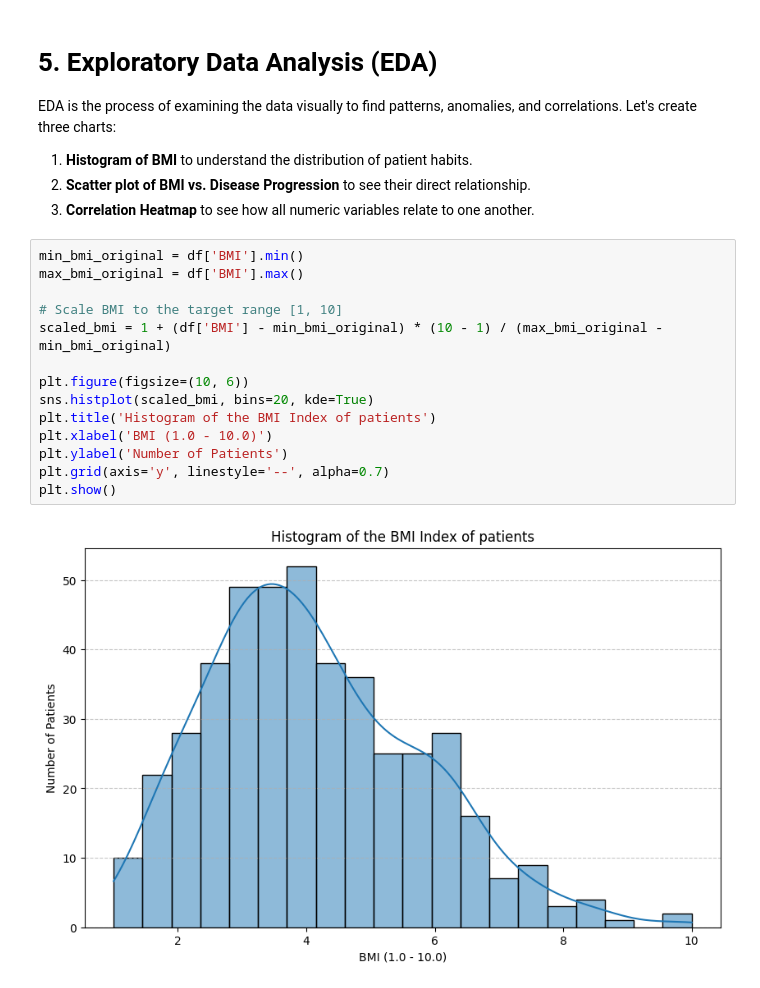
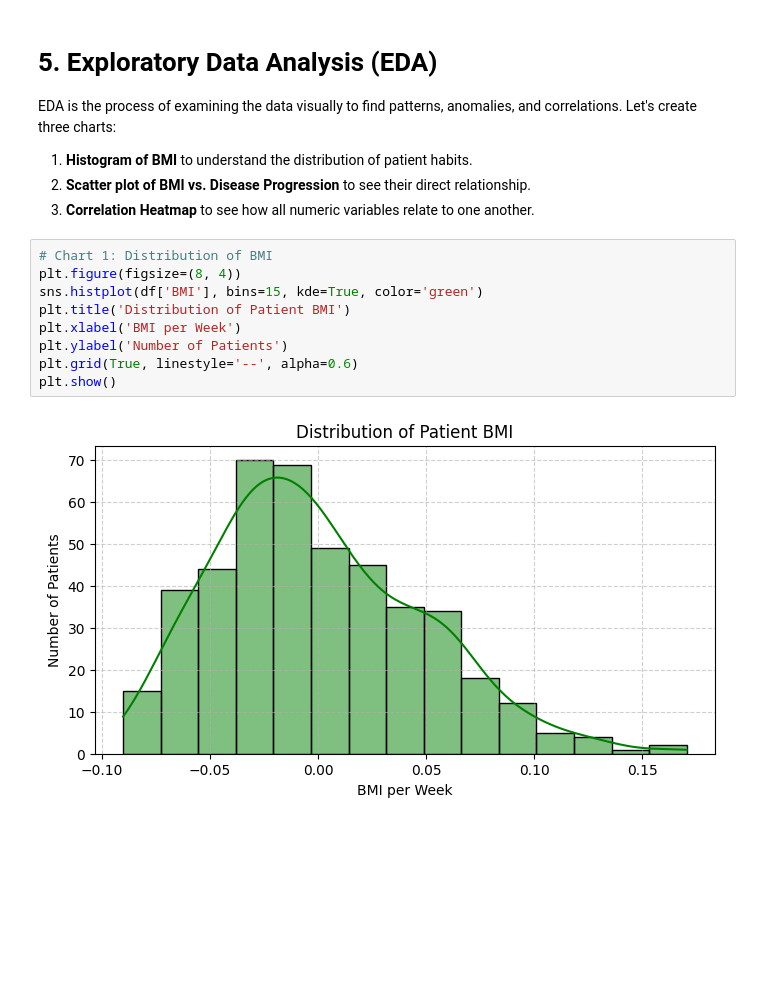
Before and after one commit to arpitmathur16/Linear_regression_model, a Jupyter notebook: Linear_Regression.ipynb, the cells around one changed output. Cells and saved outputs as stored; diff of their text form; blank space fills up the shorter version.

```diff
--- a/Linear_Regression.ipynb
+++ b/Linear_Regression.ipynb
@@ -87,18 +87,13 @@ EDA is the process of examining the data visually to find patterns, anomalies, a
 2. **Scatter plot of BMI vs. Disease Progression** to see their direct relationship.
 3. **Correlation Heatmap** to see how all numeric variables relate to one another.
 # %%
-min_bmi_original = df['BMI'].min()
-max_bmi_original = df['BMI'].max()
-
-# Scale BMI to the target range [1, 10]
-scaled_bmi = 1 + (df['BMI'] - min_bmi_original) * (10 - 1) / (max_bmi_original - min_bmi_original)
-
-plt.figure(figsize=(10, 6))
-sns.histplot(scaled_bmi, bins=20, kde=True)
-plt.title('Histogram of the BMI Index of patients')
-plt.xlabel('BMI (1.0 - 10.0)')
+# Chart 1: Distribution of BMI
+plt.figure(figsize=(8, 4))
+sns.histplot(df['BMI'], bins=15, kde=True, color='green')
+plt.title('Distribution of Patient BMI')
+plt.xlabel('BMI per Week')
 plt.ylabel('Number of Patients')
-plt.grid(axis='y', linestyle='--', alpha=0.7)
+plt.grid(True, linestyle='--', alpha=0.6)
 plt.show()
 # %% [output]
-[figure, old version]
+[figure, new version]
```
Also changed, not shown: parts of 37 cells of this notebook.
